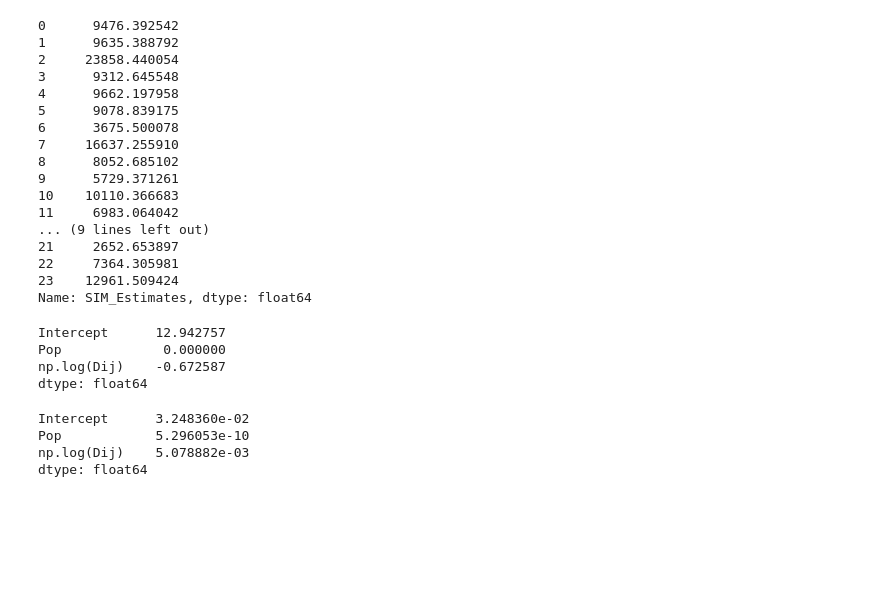
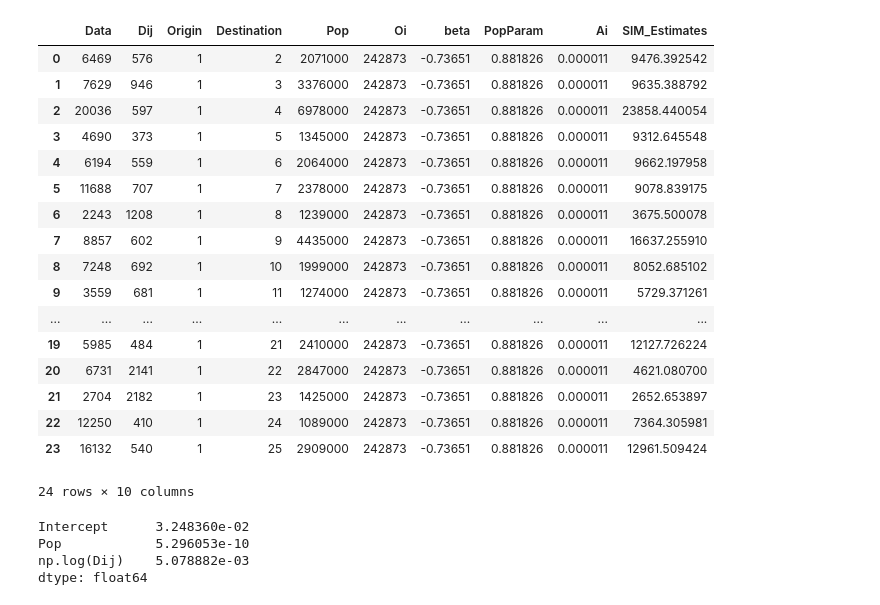
Before and after one commit to tayoshan/IpythonNotebooks, a Jupyter notebook: SIMODEL Test PC.ipynb, the cells around one changed output. Drawn from its saved outputs; the diff is of its cells as text; code cells hidden in the pictures; blank space fills up the shorter version.

```diff
--- a/SIMODEL Test PC.ipynb
+++ b/SIMODEL Test PC.ipynb
@@ -10,7 +10,7 @@ data[['Origin', 'Destination']] = data[['Origin', 'Destination']].astype(str)
 # %%
 t0 = time.time()
 
-model = SI.calibrate(data=data, trips='Data', sep='Dij', cost='invpow', factors={'destinations':['Pop']}, constraints={'production':'Origin'})
+model = SI.calibrate(data=data, trips='Data', sep='Dij', cost='pow', factors={'destinations':['Pop']}, constraints={'production':'Origin'})
 
 results = model.mle(initialParams={'beta':0, 'Pop':1})
 
@@ -40,30 +47,24 @@ Standard error of the  Pop  parameter:  0.00329957153598
 # %%
-results.data.SIM_Estimates
+results.data
 # %% [output]
+|  | Data | Dij | Origin | Destination | Pop | Oi | beta | PopParam | Ai | SIM_Estimates |
+| 0 | 6469 | 576 | 1 | 2 | 2071000 | 242873 | -0.73651 | 0.881826 | 0.000011 | 9476.392542 |
+| 1 | 7629 | 946 | 1 | 3 | 3376000 | 242873 | -0.73651 | 0.881826 | 0.000011 | 9635.388792 |
+| 2 | 20036 | 597 | 1 | 4 | 6978000 | 242873 | -0.73651 | 0.881826 | 0.000011 | 23858.440054 |
+| 3 | 4690 | 373 | 1 | 5 | 1345000 | 242873 | -0.73651 | 0.881826 | 0.000011 | 9312.645548 |
+| 4 | 6194 | 559 | 1 | 6 | 2064000 | 242873 | -0.73651 | 0.881826 | 0.000011 | 9662.197958 |
+| 5 | 11688 | 707 | 1 | 7 | 2378000 | 242873 | -0.73651 | 0.881826 | 0.000011 | 9078.839175 |
+| 6 | 2243 | 1208 | 1 | 8 | 1239000 | 242873 | -0.73651 | 0.881826 | 0.000011 | 3675.500078 |
+| 7 | 8857 | 602 | 1 | 9 | 4435000 | 242873 | -0.73651 | 0.881826 | 0.000011 | 16637.255910 |
+| 8 | 7248 | 692 | 1 | 10 | 1999000 | 242873 | -0.73651 | 0.881826 | 0.000011 | 8052.685102 |
+| 9 | 3559 | 681 | 1 | 11 | 1274000 | 242873 | -0.73651 | 0.881826 | 0.000011 | 5729.371261 |
+| ... | ... | ... | ... | ... | ... | ... | ... | ... | ... | ... |
+| 19 | 5985 | 484 | 1 | 21 | 2410000 | 242873 | -0.73651 | 0.881826 | 0.000011 | 12127.726224 |
+| 20 | 6731 | 2141 | 1 | 22 | 2847000 | 242873 | -0.73651 | 0.881826 | 0.000011 | 4621.080700 |
+| 21 | 2704 | 2182 | 1 | 23 | 1425000 | 242873 | -0.73651 | 0.881826 | 0.000011 | 2652.653897 |
+| 22 | 12250 | 410 | 1 | 24 | 1089000 | 242873 | -0.73651 | 0.881826 | 0.000011 | 7364.305981 |
+| 23 | 16132 | 540 | 1 | 25 | 2909000 | 242873 | -0.73651 | 0.881826 | 0.000011 | 12961.509424 |
-0      9476.392542
-1      9635.388792
-2     23858.440054
-3      9312.645548
-4      9662.197958
-5      9078.839175
-6      3675.500078
-7     16637.255910
-8      8052.685102
-9      5729.371261
-10    10110.366683
-11     6983.064042
-... (9 lines left out)
-21     2652.653897
-22     7364.305981
-23    12961.509424
-Name: SIM_Estimates, dtype: float64
+24 rows × 10 columns
-# %%
-results.results.params
-# %% [output]
-Intercept      12.942757
-Pop             0.000000
-np.log(Dij)    -0.672587
-dtype: float64
 # %%
 results.results.bse
 # %% [output]
```
Also changed, not shown: parts of 2 cells of this notebook, 3 other files.
